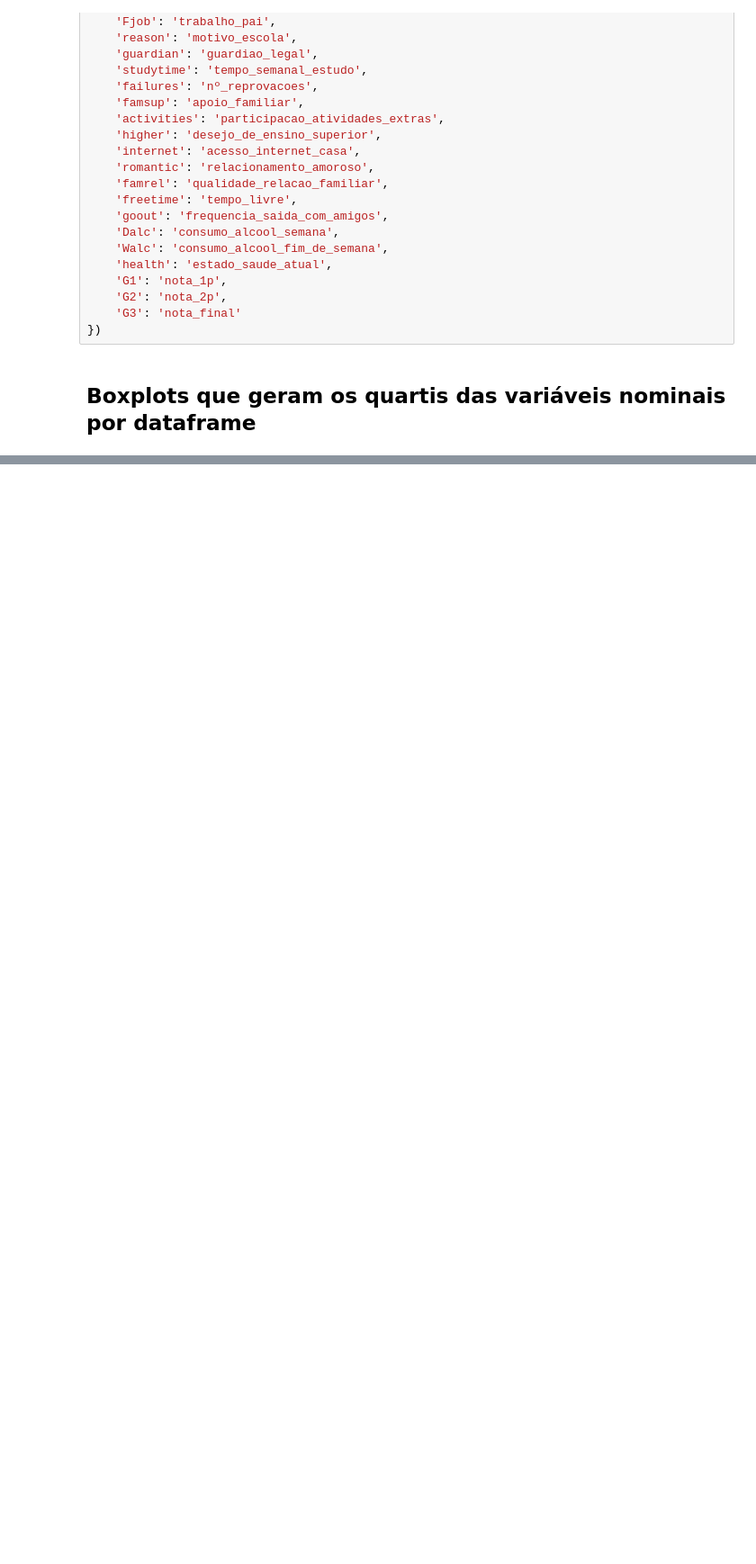
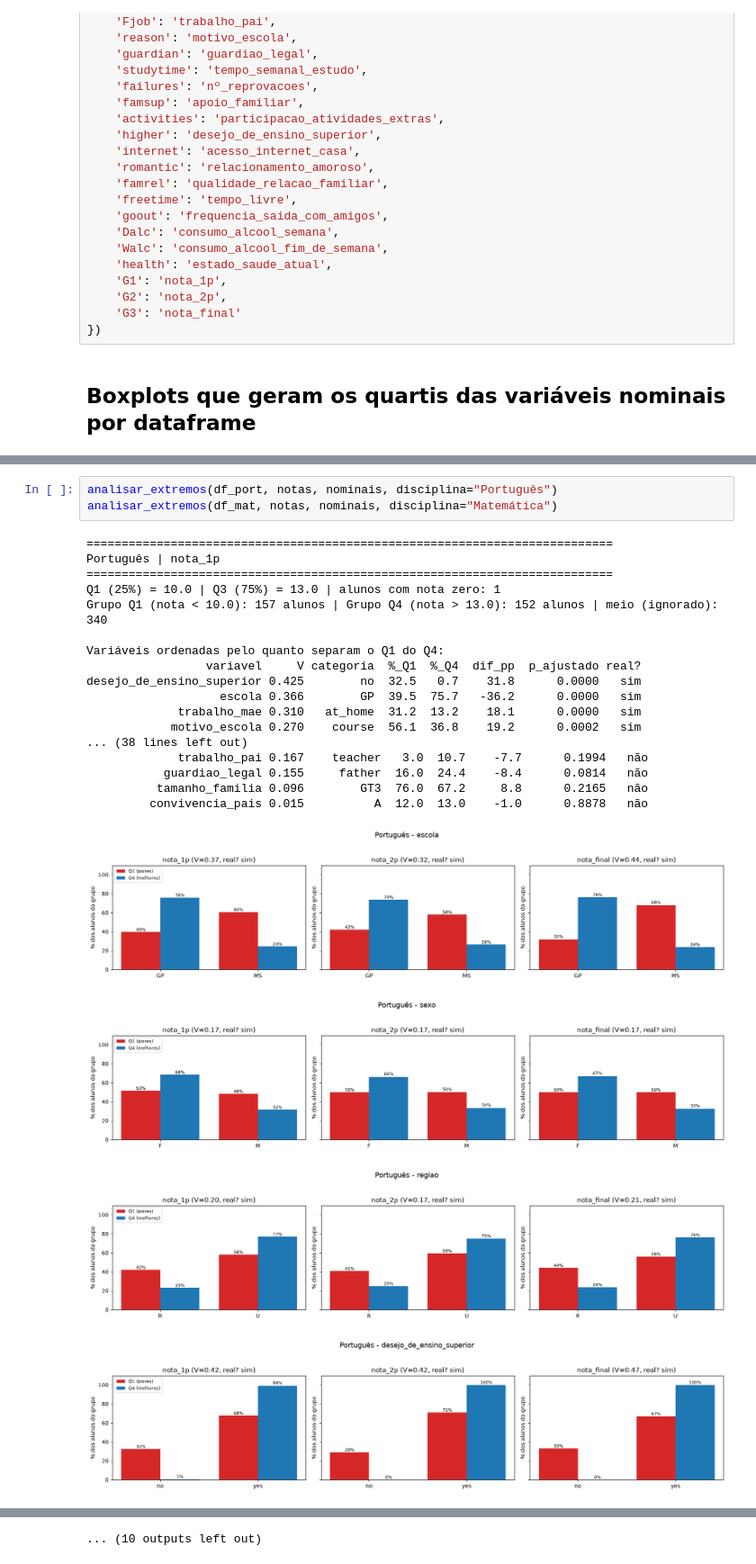
Before and after one commit to julialm-s/EDADatasetStudentAlcoholConsumption, a Jupyter notebook: grades_per_quartil.ipynb, the cells around one changed output, grey strips where cells are left out. Shown at 90% size. Drawn from its saved outputs; the diff is of its cells as text; blank space fills up the shorter version.

```diff
--- a/grades_per_quartil.ipynb
+++ b/grades_per_quartil.ipynb
@@ -428,0 +312,25 @@ teacher        58.0  11.1  4.4  0.0   9.0  11.0  14.0  19.0
+# %%
+analisar_extremos(df_port, notas, nominais, disciplina="Português")
+analisar_extremos(df_mat, notas, nominais, disciplina="Matemática")
+# %% [output]
+===========================================================================
+Português | nota_1p
+===========================================================================
+Q1 (25%) = 10.0 | Q3 (75%) = 13.0 | alunos com nota zero: 1
+Grupo Q1 (nota < 10.0): 157 alunos | Grupo Q4 (nota > 13.0): 152 alunos | meio (ignorado): 340
+
+Variáveis ordenadas pelo quanto separam o Q1 do Q4:
+                 variavel     V categoria  %_Q1  %_Q4  dif_pp  p_ajustado real?
+desejo_de_ensino_superior 0.425        no  32.5   0.7    31.8      0.0000   sim
+                   escola 0.366        GP  39.5  75.7   -36.2      0.0000   sim
+             trabalho_mae 0.310   at_home  31.2  13.2    18.1      0.0000   sim
+            motivo_escola 0.270    course  56.1  36.8    19.2      0.0002   sim
+... (38 lines left out)
+             trabalho_pai 0.167    teacher   3.0  10.7    -7.7      0.1994   não
+           guardiao_legal 0.155     father  16.0  24.4    -8.4      0.0814   não
+          tamanho_familia 0.096        GT3  76.0  67.2     8.8      0.2165   não
+         convivencia_pais 0.015          A  12.0  13.0    -1.0      0.8878   não
+[figure, added]
+[figure, added]
+[figure, added]
+[figure, added]
@@ -428,0 +360 @@ teacher        58.0  11.1  4.4  0.0   9.0  11.0  14.0  19.0
+... (10 outputs left out)
```
Also changed, not shown: parts of 13 cells of this notebook, 3 other files.
